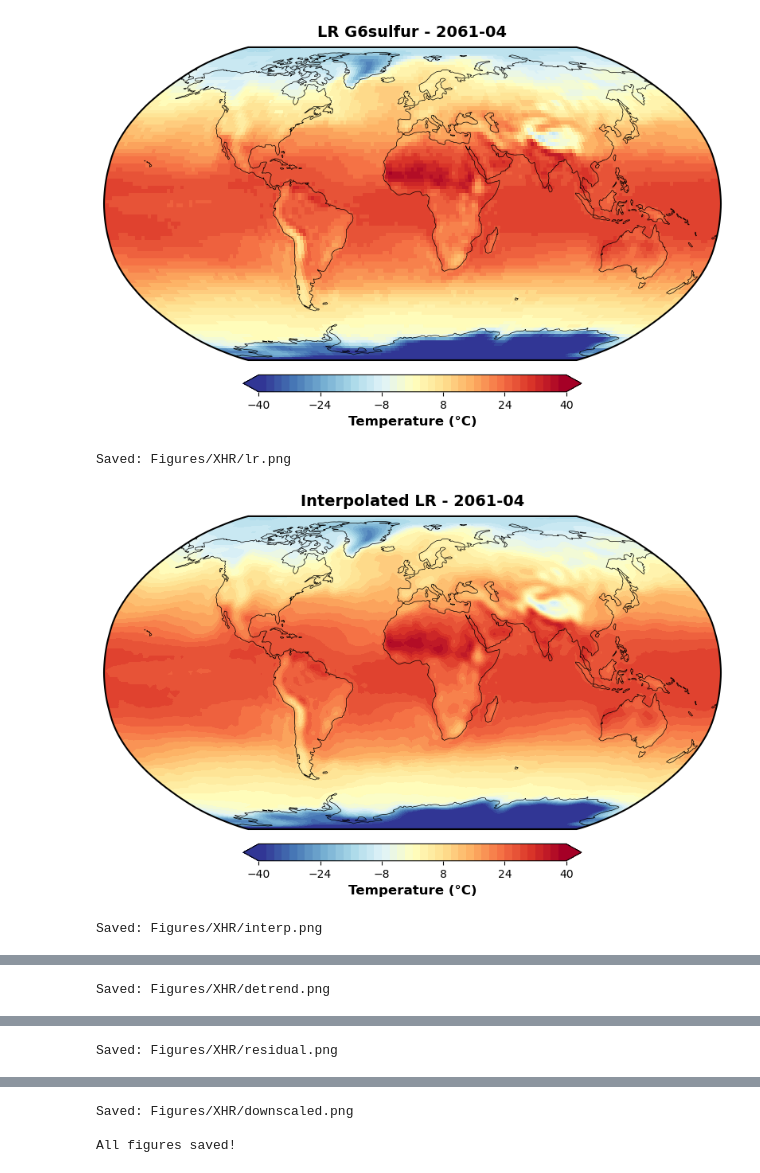
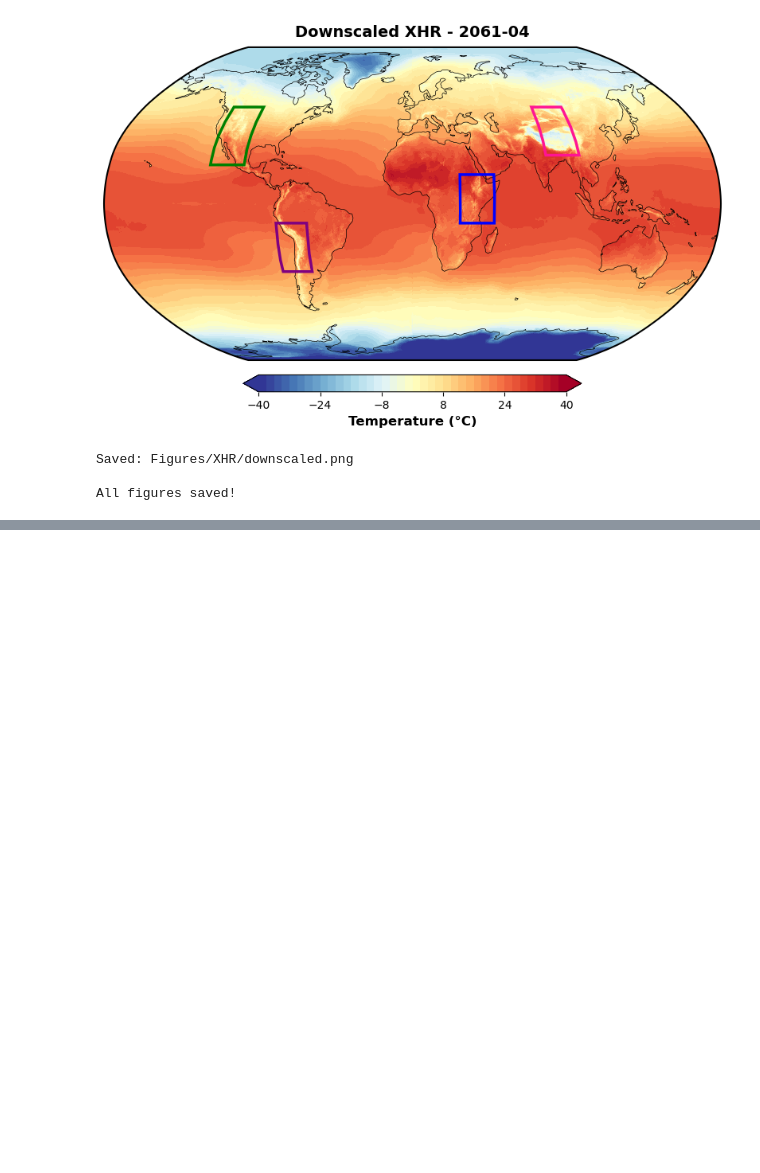
Before and after one commit to Hamsterrrrrrrrr/stationary-ml-downscaling, a Jupyter notebook: plot_xhr_g6sulfur.ipynb, the cells around one changed output, grey strips where cells are left out. Cells and saved outputs as stored; diff of their text form; code cells hidden in the pictures; blank space fills up the shorter version.

```diff
--- a/plot_xhr_g6sulfur.ipynb
+++ b/plot_xhr_g6sulfur.ipynb
@@ -5,6 +5,7 @@ import cartopy.crs as ccrs
 import numpy as np
 from pathlib import Path
 from matplotlib.colors import BoundaryNorm
+from matplotlib.patches import Rectangle
 
 # Load data
 results = xr.open_dataset("evaluation_results_xhr/g6sulfur_downscaled_xhr.nc")
@@ -20,15 +21,15 @@ t = 555
 
 # Get time string for title (Year-Month)
 time_val = results['time'].isel(time=t).values
-time_str = str(time_val)[:7]  # Extract YYYY-MM
+time_str = str(time_val)[:7]
 
 # Extract data: single time index, convert K to °C
 data_dict = {
     'lr': g6_lr['tas'].isel(time=t).values - 273.15,
     'interp': results['tas_cmip6_interp'].isel(time=t).values - 273.15,
-    'residual': results['tas_residual_pred'].isel(time=t).values,  # Already anomaly
+    'residual': results['tas_residual_pred'].isel(time=t).values,
     'downscaled': results['tas_downscaled'].isel(time=t).values - 273.15,
-    'detrend': g6_detrend.isel(time=t).values  # Already anomaly
+    'detrend': g6_detrend.isel(time=t).values
 }
 
 # Get coordinates
@@ -44,7 +45,7 @@ vmin, vmax = -40, 40
 vmin_res, vmax_res = -10, 10
 vmin_detrend, vmax_detrend = -10, 10
 
-# Create discrete norms (40 intervals = 41 boundaries)
+# Create discrete norms
 bounds_temp = np.linspace(vmin, vmax, 41)
 bounds_res = np.linspace(vmin_res, vmax_res, 41)
 bounds_detrend = np.linspace(vmin_detrend, vmax_detrend, 41)
@@ -54,8 +55,27 @@ norm_temp = BoundaryNorm(bounds_temp, cmap.N)
 norm_res = BoundaryNorm(bounds_res, cmap.N)
 norm_detrend = BoundaryNorm(bounds_detrend, cmap.N)
 
-# Plotting function with colorbar
-def plot_robinson(data, lat, lon, filename, norm, bounds, cbar_label='', title=''):
+# Region boxes: name, [lon_min, lon_max, lat_min, lat_max], color
+regions = [
+    ('north_america', [-120, -100, 20, 50], 'green'),
+    ('south_america', [-80, -62, -35, -10], 'purple'),
+    ('asia', [80, 100, 25, 50], 'deeppink'),
+    ('africa', [28, 48, -10, 15], 'blue'),
+]
+
+def add_region_boxes(ax, regions):
+    """Add rectangular boxes for each region"""
+    for name, extent, color in regions:
+        lon_min, lon_max, lat_min, lat_max = extent
+        width = lon_max - lon_min
+        height = lat_max - lat_min
+        rect = Rectangle((lon_min, lat_min), width, height,
+                         linewidth=2.5, edgecolor=color, facecolor='none',
+                         transform=ccrs.PlateCarree(), zorder=10)
+        ax.add_patch(rect)
+
+# Plotting function
+def plot_robinson(data, lat, lon, filename, norm, bounds, cbar_label='', title='', add_boxes=False):
     fig = plt.figure(figsize=(10, 6))
     ax = fig.add_subplot(1, 1, 1, projection=ccrs.Robinson())
 
@@ -69,48 +89,50 @@ def plot_robinson(data, lat, lon, filename, norm, bounds, cbar_label='', title='
     ax.coastlines(linewidth=0.5)
     ax.set_global()
 
-    # Add black edge around the globe
+    # Add region boxes if requested
+    if add_boxes:
+        add_region_boxes(ax, regions)
+
     ax.spines['geo'].set_edgecolor('black')
     ax.spines['geo'].set_linewidth(1.5)
-
-    # Add title
     ax.set_title(title, fontsize=14, fontweight='bold', pad=10)
 
-    # Add colorbar with extend='both' to show triangular ends for out-of-range values
     cbar = fig.colorbar(im, ax=ax, orientation='horizontal',
                         fraction=0.046, pad=0.04, shrink=0.6,
-                        ticks=bounds[::8], extend='both')  # Show every 8th tick
+                        ticks=bounds[::8], extend='both')
     cbar.set_label(cbar_label, fontsize=12, fontweight='bold')
     cbar.ax.tick_params(labelsize=10)
 
     plt.savefig(filename, dpi=300, bbox_inches='tight', pad_inches=0.1)
     plt.show()
     print(f"Saved: {filename}")
 
 # Plot each field
 plot_robinson(data_dict['lr'], lat_lr, lon_lr,
               output_dir / "lr.png", norm_temp, bounds_temp,
               cbar_label='Temperature (°C)', title=f'LR G6sulfur - {time_str}')
 
 plot_robinson(data_dict['interp'], lat, lon,
               output_dir / "interp.png", norm_temp, bounds_temp,
               cbar_label='Temperature (°C)', title=f'Interpolated LR - {time_str}')
 
 plot_robinson(data_dict['detrend'], lat_detrend, lon_detrend,
               output_dir / "detrend.png", norm_detrend, bounds_detrend,
               cbar_label='Temperature (°C)', title=f'Detrended LR - {time_str}')
 
 plot_robinson(data_dict['residual'], lat, lon,
               output_dir / "residual.png", norm_res, bounds_res,
               cbar_label='Temperature (°C)', title=f'Predicted Residual - {time_str}')
 
+# XHR downscaled with region boxes
 plot_robinson(data_dict['downscaled'], lat, lon,
               output_dir / "downscaled.png", norm_temp, bounds_temp,
-              cbar_label='Temperature (°C)', title=f'Downscaled XHR - {time_str}')
+              cbar_label='Temperature (°C)', title=f'Downscaled XHR - {time_str}',
+              add_boxes=True)
 
 print("\nAll figures saved!")
 # %% [output]
-[figure, old version]
+[figure, new version]
-Saved: Figures/XHR/lr.png
+Saved: Figures/XHR/downscaled.png
+
+All figures saved!
-[figure, removed]
-Saved: Figures/XHR/interp.png
@@ -118 +138,0 @@ Saved: Figures/XHR/interp.png
-Saved: Figures/XHR/detrend.png
@@ -120 +138,0 @@ Saved: Figures/XHR/detrend.png
-Saved: Figures/XHR/residual.png
@@ -122,3 +138,0 @@ Saved: Figures/XHR/residual.png
-Saved: Figures/XHR/downscaled.png
-
-All figures saved!
```
Also changed, not shown: parts of 7 cells of this notebook, 15 other files.
